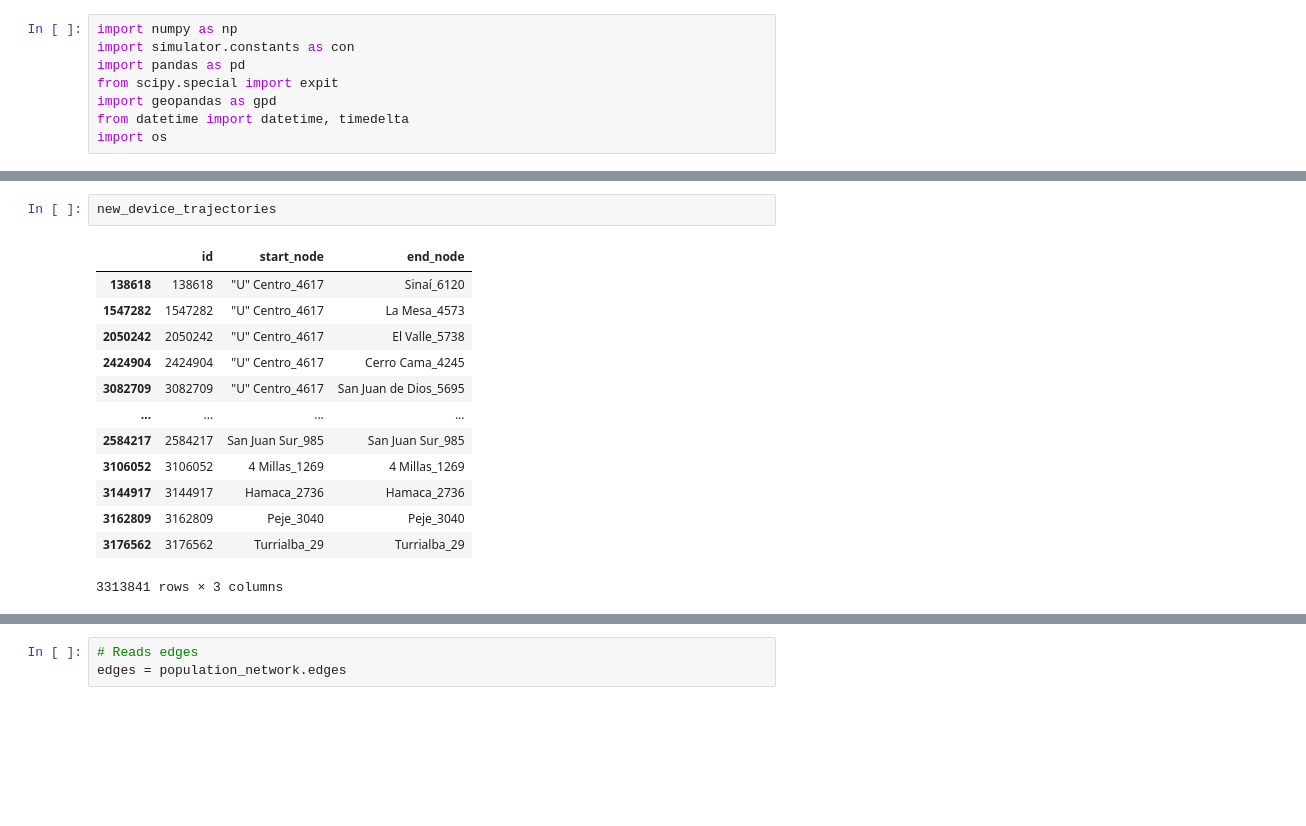
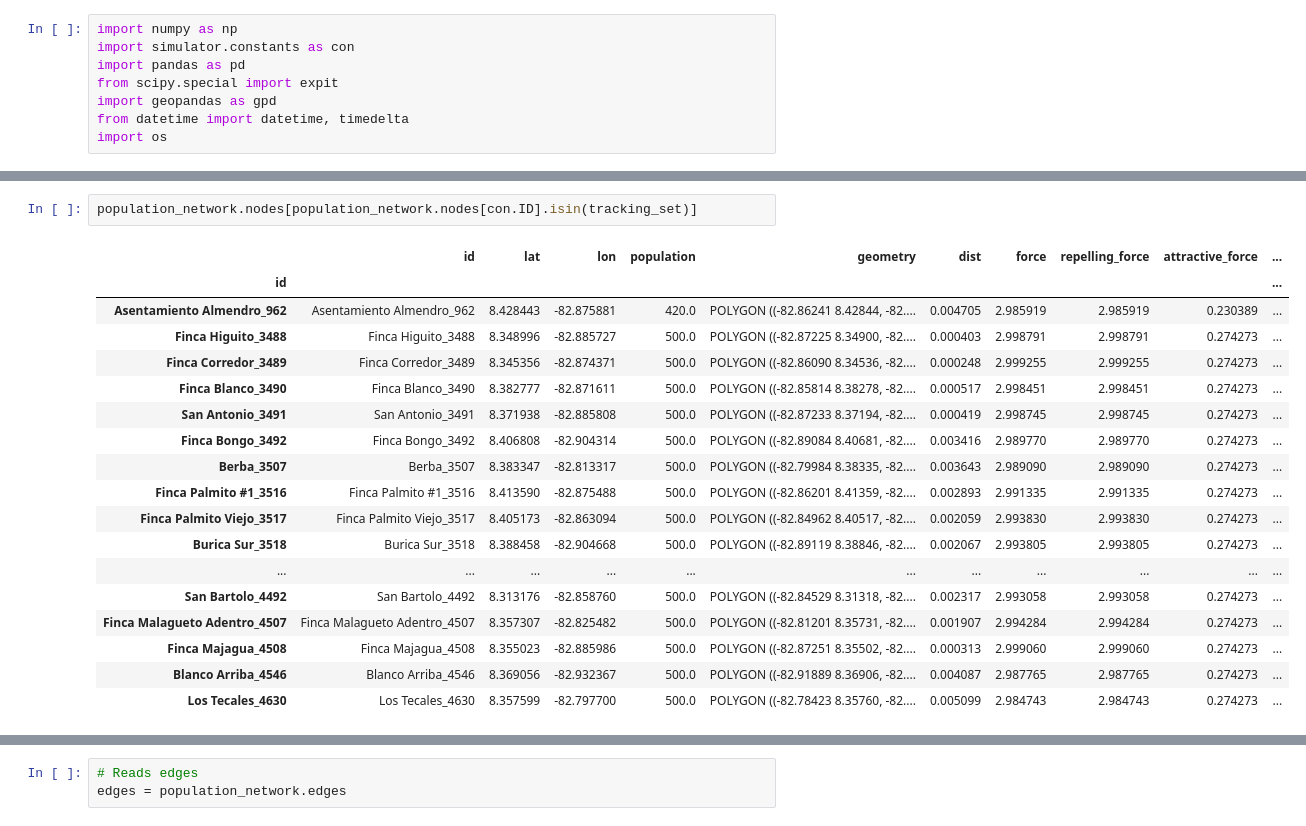
Before and after one commit to minigonche/synthetic_mobility_data_generator, a Jupyter notebook: Gonche's Notes.ipynb, the cells around one changed output, grey strips where cells are left out. Cells and saved outputs as stored; diff of their text form; blank space fills up the shorter version.

```diff
--- a/Gonche's Notes.ipynb
+++ b/Gonche's Notes.ipynb
@@ -225,16 +251,21 @@ device_trajectories
-# %%
-new_device_trajectories
-# %% [output]
-|  | id | start_node | end_node |
-| 138618 | 138618 | "U" Centro_4617 | Sinaí_6120 |
-| 1547282 | 1547282 | "U" Centro_4617 | La Mesa_4573 |
-| 2050242 | 2050242 | "U" Centro_4617 | El Valle_5738 |
-| 2424904 | 2424904 | "U" Centro_4617 | Cerro Cama_4245 |
-| 3082709 | 3082709 | "U" Centro_4617 | San Juan de Dios_5695 |
-| ... | ... | ... | ... |
-| 2584217 | 2584217 | San Juan Sur_985 | San Juan Sur_985 |
-| 3106052 | 3106052 | 4 Millas_1269 | 4 Millas_1269 |
-| 3144917 | 3144917 | Hamaca_2736 | Hamaca_2736 |
-| 3162809 | 3162809 | Peje_3040 | Peje_3040 |
-| 3176562 | 3176562 | Turrialba_29 | Turrialba_29 |
-3313841 rows × 3 columns
+# %%
+population_network.nodes[population_network.nodes[con.ID].isin(tracking_set)]
+# %% [output]
+|  | id | lat | lon | population | geometry | dist | force | repelling_force | attractive_force | ... |
+| id |  |  |  |  |  |  |  |  |  | ... |
+| Asentamiento Almendro_962 | Asentamiento Almendro_962 | 8.428443 | -82.875881 | 420.0 | POLYGON ((-82.86241 8.42844, -82.... | 0.004705 | 2.985919 | 2.985919 | 0.230389 | ... |
+| Finca Higuito_3488 | Finca Higuito_3488 | 8.348996 | -82.885727 | 500.0 | POLYGON ((-82.87225 8.34900, -82.... | 0.000403 | 2.998791 | 2.998791 | 0.274273 | ... |
+| Finca Corredor_3489 | Finca Corredor_3489 | 8.345356 | -82.874371 | 500.0 | POLYGON ((-82.86090 8.34536, -82.... | 0.000248 | 2.999255 | 2.999255 | 0.274273 | ... |
+| Finca Blanco_3490 | Finca Blanco_3490 | 8.382777 | -82.871611 | 500.0 | POLYGON ((-82.85814 8.38278, -82.... | 0.000517 | 2.998451 | 2.998451 | 0.274273 | ... |
+| San Antonio_3491 | San Antonio_3491 | 8.371938 | -82.885808 | 500.0 | POLYGON ((-82.87233 8.37194, -82.... | 0.000419 | 2.998745 | 2.998745 | 0.274273 | ... |
+| Finca Bongo_3492 | Finca Bongo_3492 | 8.406808 | -82.904314 | 500.0 | POLYGON ((-82.89084 8.40681, -82.... | 0.003416 | 2.989770 | 2.989770 | 0.274273 | ... |
+| Berba_3507 | Berba_3507 | 8.383347 | -82.813317 | 500.0 | POLYGON ((-82.79984 8.38335, -82.... | 0.003643 | 2.989090 | 2.989090 | 0.274273 | ... |
+| Finca Palmito #1_3516 | Finca Palmito #1_3516 | 8.413590 | -82.875488 | 500.0 | POLYGON ((-82.86201 8.41359, -82.... | 0.002893 | 2.991335 | 2.991335 | 0.274273 | ... |
+| Finca Palmito Viejo_3517 | Finca Palmito Viejo_3517 | 8.405173 | -82.863094 | 500.0 | POLYGON ((-82.84962 8.40517, -82.... | 0.002059 | 2.993830 | 2.993830 | 0.274273 | ... |
+| Burica Sur_3518 | Burica Sur_3518 | 8.388458 | -82.904668 | 500.0 | POLYGON ((-82.89119 8.38846, -82.... | 0.002067 | 2.993805 | 2.993805 | 0.274273 | ... |
+| ... | ... | ... | ... | ... | ... | ... | ... | ... | ... | ... |
+| San Bartolo_4492 | San Bartolo_4492 | 8.313176 | -82.858760 | 500.0 | POLYGON ((-82.84529 8.31318, -82.... | 0.002317 | 2.993058 | 2.993058 | 0.274273 | ... |
+| Finca Malagueto Adentro_4507 | Finca Malagueto Adentro_4507 | 8.357307 | -82.825482 | 500.0 | POLYGON ((-82.81201 8.35731, -82.... | 0.001907 | 2.994284 | 2.994284 | 0.274273 | ... |
+| Finca Majagua_4508 | Finca Majagua_4508 | 8.355023 | -82.885986 | 500.0 | POLYGON ((-82.87251 8.35502, -82.... | 0.000313 | 2.999060 | 2.999060 | 0.274273 | ... |
+| Blanco Arriba_4546 | Blanco Arriba_4546 | 8.369056 | -82.932367 | 500.0 | POLYGON ((-82.91889 8.36906, -82.... | 0.004087 | 2.987765 | 2.987765 | 0.274273 | ... |
+| Los Tecales_4630 | Los Tecales_4630 | 8.357599 | -82.797700 | 500.0 | POLYGON ((-82.78423 8.35760, -82.... | 0.005099 | 2.984743 | 2.984743 | 0.274273 | ... |
```
Also changed, not shown: parts of 15 cells of this notebook, 10 other files.
